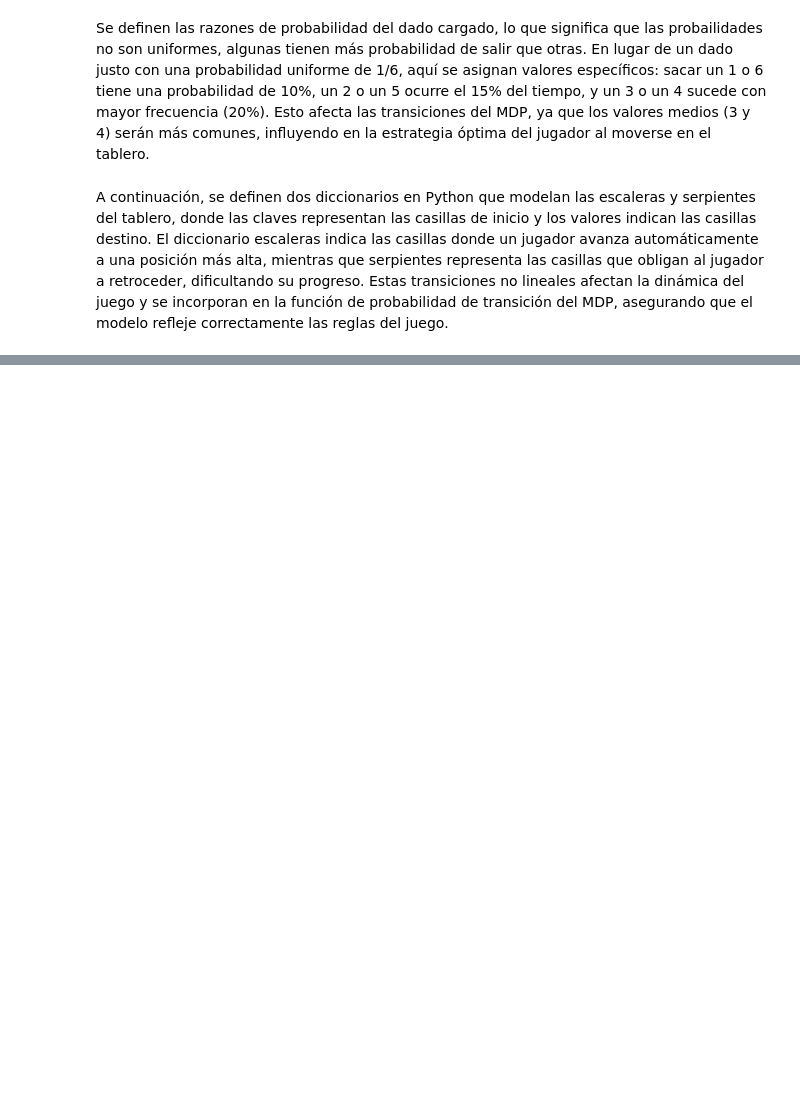
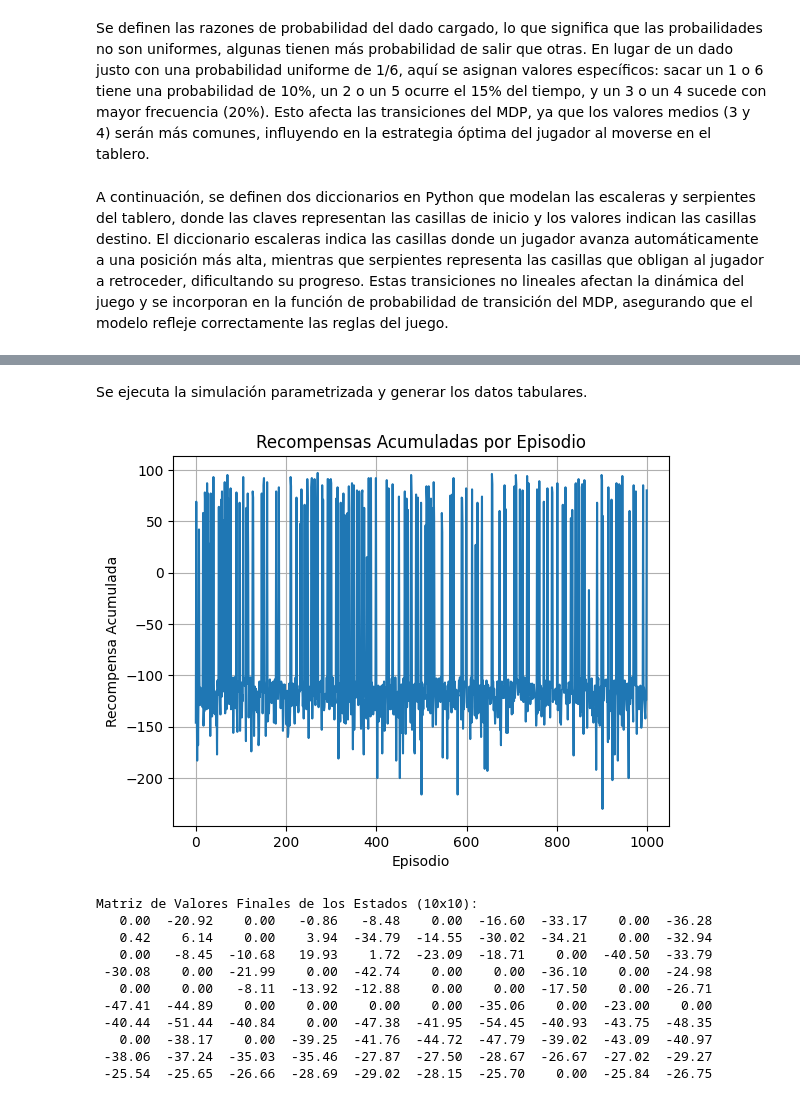
Before and after one commit to coyyesid/Reinforcement-Learning, a Jupyter notebook: Tarea 2.ipynb, the cells around one changed output, grey strips where cells are left out. Cells and saved outputs as stored; diff of their text form; code cells hidden in the pictures; blank space fills up the shorter version.

```diff
--- a/Tarea 2.ipynb
+++ b/Tarea 2.ipynb
@@ -239,0 +51,3 @@ for _ in range(100):
+# %%
+# Inicialización de valores de estado en 0
+valoresEstado = {s: 0 for s in range(1, 101)}
@@ -239,0 +56,3 @@ for _ in range(100):
+# %%
+# Inicialización de recompensas
+recompensasEstado = {s: (100 if s in estadoGanar else -100 if s in estadoPerder else -1) for s in range(1, 101)}
@@ -239,0 +150,23 @@ for _ in range(100):
+# %%
+def simularYActualizarJuego():
+    recompensasAcumuladas = []
+    for _ in range(1000):
+        estado = 1
+        recompensaAcumulada = 0
+        while estado not in estadosTerminales:
+            accion = np.random.choice(["avanzar", "retroceder"])
+            resultadoDado = np.random.choice([1, 2, 3, 4, 5, 6], p=probabilidades)
+            nuevoEstado = calcularNuevoEstado(estado, accion, resultadoDado)
+            recompensa = recompensasEstado[nuevoEstado]
+
+            # Aplicación de la ecuación de Bellman en cada paso
+            sumaAccion = 0
+            for dado, p in zip(range(1, 7), probabilidades):
+                siguienteEstado = calcularNuevoEstado(estado, accion, dado)
+                sumaAccion += p * (recompensasEstado[siguienteEstado] + 0.9 * valoresEstado[siguienteEstado])
+            valoresEstado[estado] = 0.5 * sumaAccion + 0.5 * valoresEstado[estado]
+
+            recompensaAcumulada += recompensa
+            estado = nuevoEstado
+        recompensasAcumuladas.append(recompensaAcumulada)
+    return recompensasAcumuladas
@@ -239,0 +175,31 @@ for _ in range(100):
+# %%
+def mostrarMatrizValores():
+    matriz = np.zeros((10, 10), dtype=object)
+    for i in range(10):
+        for j in range(10):
+            estado = i * 10 + (j + 1 if i % 2 == 0 else 10 - j)
+            matriz[9 - i, j] = f"{valoresEstado[estado]:7.2f}"
+
+    print("\nMatriz de Valores Finales de los Estados (10x10):")
+    for fila in matriz:
+        print(" ".join(str(valor) for valor in fila))
+# %% [markdown]
+Se ejecuta la simulación parametrizada y generar los datos tabulares.
+# %%
+# Ejecutar la simulación con actualización en tiempo real usando la ecuación de Bellman
+recompensas = simularYActualizarJuego()
+mostrarGraficoRecompensas(recompensas)
+mostrarMatrizValores()
+# %% [output]
+[figure, added]
+Matriz de Valores Finales de los Estados (10x10):
+   0.00  -20.92    0.00   -0.86   -8.48    0.00  -16.60  -33.17    0.00  -36.28
+   0.42    6.14    0.00    3.94  -34.79  -14.55  -30.02  -34.21    0.00  -32.94
+   0.00   -8.45  -10.68   19.93    1.72  -23.09  -18.71    0.00  -40.50  -33.79
+ -30.08    0.00  -21.99    0.00  -42.74    0.00    0.00  -36.10    0.00  -24.98
+   0.00    0.00   -8.11  -13.92  -12.88    0.00    0.00  -17.50    0.00  -26.71
+ -47.41  -44.89    0.00    0.00    0.00    0.00  -35.06    0.00  -23.00    0.00
+ -40.44  -51.44  -40.84    0.00  -47.38  -41.95  -54.45  -40.93  -43.75  -48.35
+   0.00  -38.17    0.00  -39.25  -41.76  -44.72  -47.79  -39.02  -43.09  -40.97
+ -38.06  -37.24  -35.03  -35.46  -27.87  -27.50  -28.67  -26.67  -27.02  -29.27
+ -25.54  -25.65  -26.66  -28.69  -29.02  -28.15  -25.70    0.00  -25.84  -26.75
```
Also changed, not shown: parts of 41 cells of this notebook, 1 other file.
